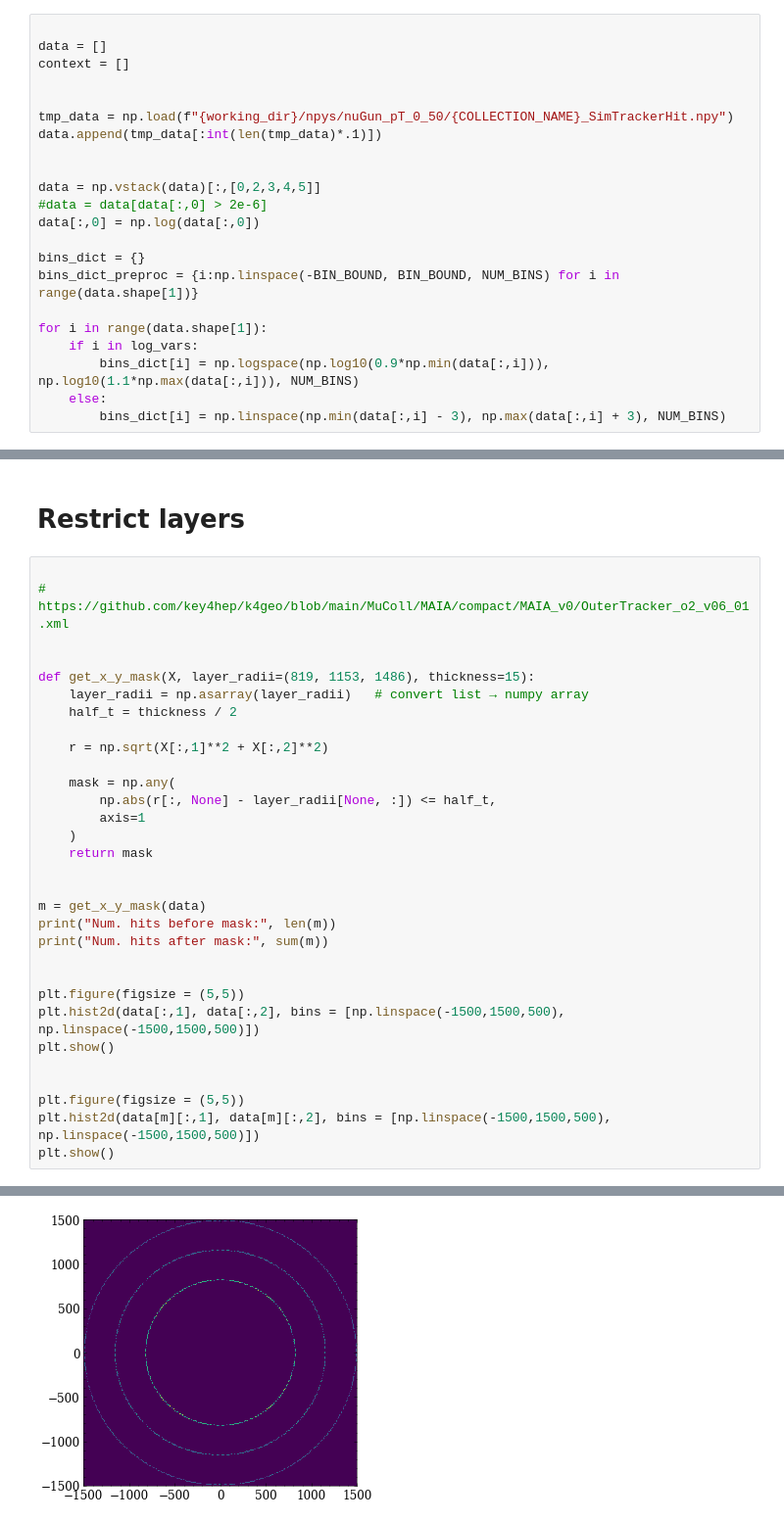
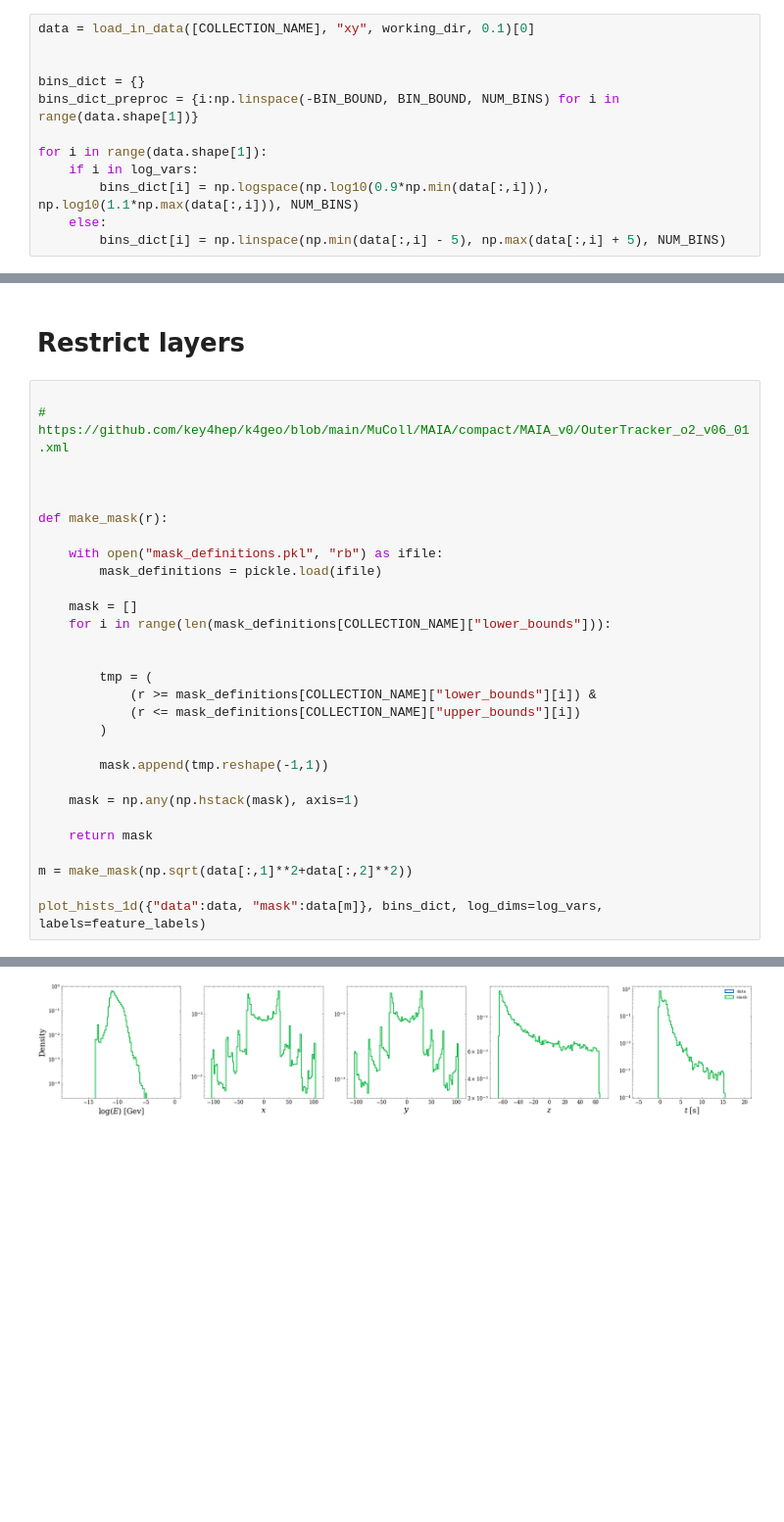
Before and after one commit to rmastand/fast_tracker_BIBgen_mucoll, a Jupyter notebook: test_truncation.ipynb, the cells around one changed output, grey strips where cells are left out. Shown at 98% size. Drawn from its saved outputs; the diff is of its cells as text; blank space fills up the shorter version.

```diff
--- a/test_truncation.ipynb
+++ b/test_truncation.ipynb
@@ -57,18 +56,8 @@ Using device: cuda
 feature_labels = ["log($E$) [Gev]", "$x$", "$y$", "$z$", "$t$ [s]", "context"]
 log_vars = []
 # %%
+data = load_in_data([COLLECTION_NAME], "xy", working_dir, 0.1)[0]
 
-data = []
-context = []
-
-
-tmp_data = np.load(f"{working_dir}/npys/nuGun_pT_0_50/{COLLECTION_NAME}_SimTrackerHit.npy")
-data.append(tmp_data[:int(len(tmp_data)*.1)])
-
-
-data = np.vstack(data)[:,[0,2,3,4,5]]
-#data = data[data[:,0] > 2e-6]
-data[:,0] = np.log(data[:,0])
 
 bins_dict = {}
 bins_dict_preproc = {i:np.linspace(-BIN_BOUND, BIN_BOUND, NUM_BINS) for i in range(data.shape[1])}
@@ -77,7 +66,7 @@ for i in range(data.shape[1]):
     if i in log_vars:
         bins_dict[i] = np.logspace(np.log10(0.9*np.min(data[:,i])), np.log10(1.1*np.max(data[:,i])), NUM_BINS)
     else:
-        bins_dict[i] = np.linspace(np.min(data[:,i] - 3), np.max(data[:,i] + 3), NUM_BINS)
+        bins_dict[i] = np.linspace(np.min(data[:,i] - 5), np.max(data[:,i] + 5), NUM_BINS)
 # %%
 
 
@@ -177,30 +166,28 @@ for key in X_samples.keys():
 # https://github.com/key4hep/k4geo/blob/main/MuColl/MAIA/compact/MAIA_v0/OuterTracker_o2_v06_01.xml
 
 
-def get_x_y_mask(X, layer_radii=(819, 1153, 1486), thickness=15):
-    layer_radii = np.asarray(layer_radii)   # convert list → numpy array
-    half_t = thickness / 2
 
-    r = np.sqrt(X[:,1]**2 + X[:,2]**2)
+def make_mask(r):
 
-    mask = np.any(
-        np.abs(r[:, None] - layer_radii[None, :]) <= half_t,
-        axis=1
-    )
+    with open("mask_definitions.pkl", "rb") as ifile:
+        mask_definitions = pickle.load(ifile)
+
+    mask = []
+    for i in range(len(mask_definitions[COLLECTION_NAME]["lower_bounds"])):
+
+
+        tmp = (
+            (r >= mask_definitions[COLLECTION_NAME]["lower_bounds"][i]) &
+            (r <= mask_definitions[COLLECTION_NAME]["upper_bounds"][i])
+        )
+
+        mask.append(tmp.reshape(-1,1))
+
+    mask = np.any(np.hstack(mask), axis=1)
+
     return mask
 
+m = make_mask(np.sqrt(data[:,1]**2+data[:,2]**2))
 
-m = get_x_y_mask(data)
-print("Num. hits before mask:", len(m))
-print("Num. hits after mask:", sum(m))
-
-
-plt.figure(figsize = (5,5))
-plt.hist2d(data[:,1], data[:,2], bins = [np.linspace(-1500,1500,500), np.linspace(-1500,1500,500)])
-plt.show()
-
-
-plt.figure(figsize = (5,5))
-plt.hist2d(data[m][:,1], data[m][:,2], bins = [np.linspace(-1500,1500,500), np.linspace(-1500,1500,500)])
-plt.show()
+plot_hists_1d({"data":data, "mask":data[m]}, bins_dict, log_dims=log_vars, labels=feature_labels)
 # %% [output]
@@ -209 +198 @@ Num. hits after mask: 678750
-[figure, old version]
+[figure, new version]
```
Also changed, not shown: parts of 13 cells of this notebook, 6 other files.
